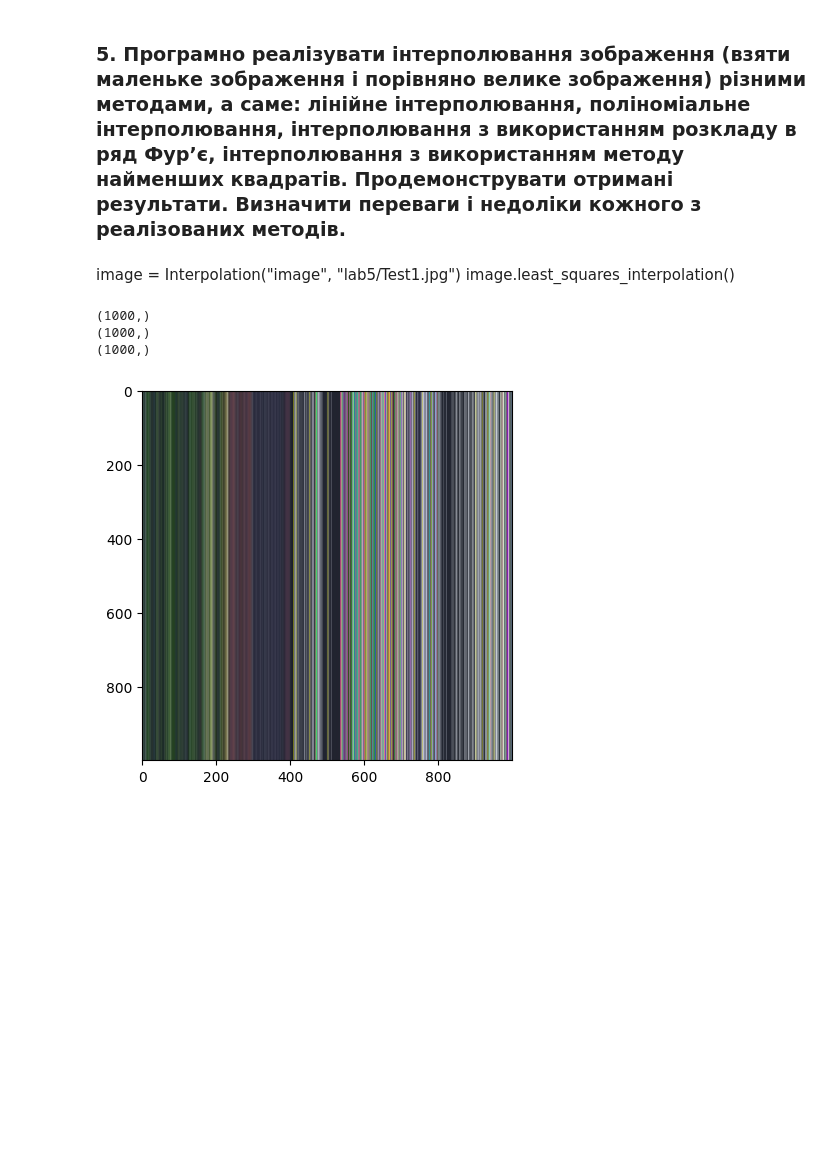
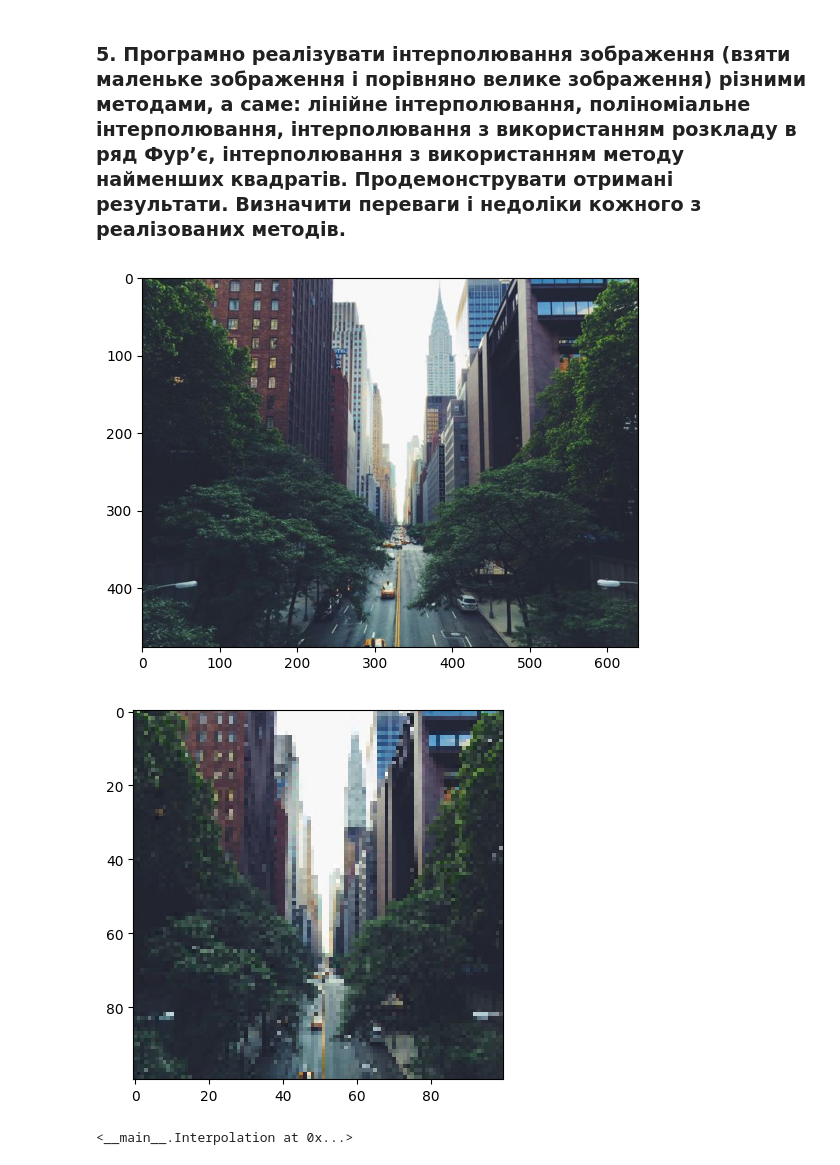
Before and after one commit to KlymentievMaksym/CompGraph, a Jupyter notebook: Lab5.ipynb, the cells around one changed output. Cells and saved outputs as stored; diff of their text form; code cells hidden in the pictures; blank space fills up the shorter version.

```diff
--- a/Lab5.ipynb
+++ b/Lab5.ipynb
@@ -266,16 +224,11 @@ class Interpolation:
 ### 3. Після вивчення математичних методів програмно реалізувати інтерполювання функції (обрати самостійно) виду z = f(x, y) різними методами, а саме: лінійне інтерполювання, поліноміальне інтерполювання, інтерполювання з використанням розкладу в ряд Фур’є, інтерполювання з використанням методу найменших квадратів. Продемонструвати отримані результати.
 # %% [markdown]
 ### 5. Програмно реалізувати інтерполювання зображення (взяти маленьке зображення і порівняно велике зображення) різними методами, а саме: лінійне інтерполювання, поліноміальне інтерполювання, інтерполювання з використанням розкладу в ряд Фур’є, інтерполювання з використанням методу найменших квадратів. Продемонструвати отримані результати. Визначити переваги і недоліки кожного з реалізованих методів.
-# %% [markdown]
-image = Interpolation("image", "lab5/Test1.jpg")
-image.least_squares_interpolation()
 # %%
-image = Interpolation("image", "lab5/Test1.jpg")
-image.linear_interpolation((1000, 1000)).show()
-# image.linear_interpolation(replace=True).linear_interpolation(replace=True).linear_interpolation(show=True)
+image = Interpolation("lab5/Test1.jpg")
+image.show().linear_interpolation((100, 100)).show()
 # %% [output]
+[figure, new version]
+[figure, added]
-(1000,)
-(1000,)
-(1000,)
+<__main__.Interpolation at 0x...>
-[figure, old version]
 # %%
```
Also changed, not shown: parts of 4 cells of this notebook.
